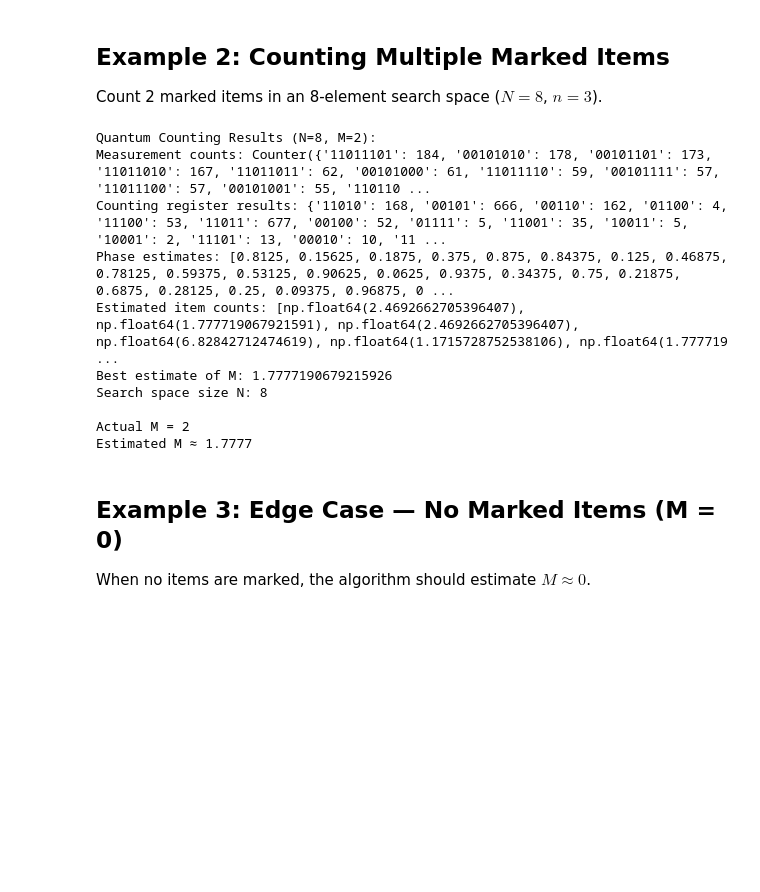
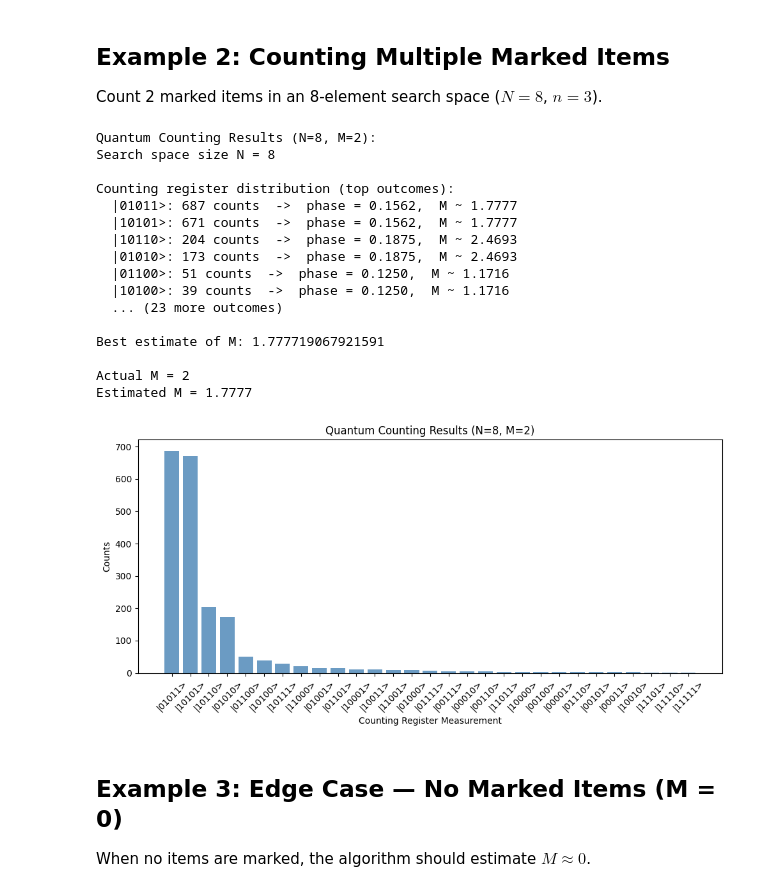
Before and after one commit to amazon-braket/amazon-braket-algorithm-library, a Jupyter notebook: notebooks/textbook/Quantum_Counting_Algorithm.ipynb, the cells around one changed output. Drawn from its saved outputs; the diff is of its cells as text; code cells hidden in the pictures; blank space fills up the shorter version.

```diff
--- a/notebooks/textbook/Quantum_Counting_Algorithm.ipynb
+++ b/notebooks/textbook/Quantum_Counting_Algorithm.ipynb
@@ -173,35 +230,62 @@ Count 2 marked items in an 8-element search space ($N = 8$, $n = 3$).
 # %%
 n_counting = 5
 n_search = 3
-marked_states = [2, 5]
-N = 2**n_search
+marked_states_2 = [2, 5]
+N_2 = 2**n_search
 
-counting_qubits = list(range(n_counting))
-search_qubits = list(range(n_counting, n_counting + n_search))
+counting_qubits_2 = list(range(n_counting))
+search_qubits_2 = list(range(n_counting, n_counting + n_search))
 
-grover = build_grover_matrix(n_search, marked_states)
-circ = Circuit()
-circ = quantum_counting_circuit(circ, counting_qubits, search_qubits, grover)
+circ_2 = Circuit()
+circ_2 = quantum_counting_circuit(
+    circ_2, counting_qubits_2, search_qubits_2, marked_states_2
+)
 
 device = LocalSimulator()
-task = run_quantum_counting(circ, device, shots=2000)
+task_2 = device.run(circ_2, shots=2000)
 
-print("Quantum Counting Results (N=8, M=2):")
-results = get_quantum_counting_results(task, counting_qubits, search_qubits, verbose=True)
+print(f"Quantum Counting Results (N={N_2}, M={len(marked_states_2)}):")
+results_2 = get_quantum_counting_results(
+    task_2, counting_qubits_2, search_qubits_2, verbose=True
+)
 
-print(f"\nActual M = {len(marked_states)}")
-print(f"Estimated M ≈ {results['best_estimate']:.4f}")
+print(f"\nActual M = {len(marked_states_2)}")
+print(f"Estimated M = {results_2['best_estimate']:.4f}")
 # %% [output]
 Quantum Counting Results (N=8, M=2):
-Measurement counts: Counter({'11011101': 184, '00101010': 178, '00101101': 173, '11011010': 167, '11011011': 62, '00101000': 61, '11011110': 59, '00101111': 57, '11011100': 57, '00101001': 55, '110110 ...
-Counting register results: {'11010': 168, '00101': 666, '00110': 162, '01100': 4, '11100': 53, '11011': 677, '00100': 52, '01111': 5, '11001': 35, '10011': 5, '10001': 2, '11101': 13, '00010': 10, '11 ...
-Phase estimates: [0.8125, 0.15625, 0.1875, 0.375, 0.875, 0.84375, 0.125, 0.46875, 0.78125, 0.59375, 0.53125, 0.90625, 0.0625, 0.9375, 0.34375, 0.75, 0.21875, 0.6875, 0.28125, 0.25, 0.09375, 0.96875, 0 ...
-Estimated item counts: [np.float64(2.4692662705396407), np.float64(1.777719067921591), np.float64(2.4692662705396407), np.float64(6.82842712474619), np.float64(1.1715728752538106), np.float64(1.777719 ...
-Best estimate of M: 1.7777190679215926
-Search space size N: 8
+Search space size N = 8
+
+Counting register distribution (top outcomes):
+  |01011>: 687 counts  ->  phase = 0.1562,  M ~ 1.7777
+  |10101>: 671 counts  ->  phase = 0.1562,  M ~ 1.7777
+  |10110>: 204 counts  ->  phase = 0.1875,  M ~ 2.4693
+  |01010>: 173 counts  ->  phase = 0.1875,  M ~ 2.4693
+  |01100>: 51 counts  ->  phase = 0.1250,  M ~ 1.1716
+  |10100>: 39 counts  ->  phase = 0.1250,  M ~ 1.1716
+  ... (23 more outcomes)
+
+Best estimate of M: 1.777719067921591
 
 Actual M = 2
-Estimated M ≈ 1.7777
+Estimated M = 1.7777
+# %%
+# Visualize Example 2 results
+counting_results_2 = results_2["counting_register_results"]
+sorted_results_2 = sorted(counting_results_2.items(), key=lambda x: x[1], reverse=True)
+
+labels_2 = [f"|{bs}>" for bs, _ in sorted_results_2]
+values_2 = [c for _, c in sorted_results_2]
+
+plt.figure(figsize=(10, 5))
+plt.bar(labels_2, values_2, color="steelblue", alpha=0.8)
+plt.xlabel("Counting Register Measurement")
+plt.ylabel("Counts")
+plt.title(f"Quantum Counting Results (N={N_2}, M={len(marked_states_2)})")
+plt.xticks(rotation=45)
+plt.tight_layout()
+plt.show()
+# %% [output]
+[figure, added]
 # %% [markdown]
 ## Example 3: Edge Case — No Marked Items (M = 0)
 
```
Also changed, not shown: parts of 16 cells of this notebook, 3 other files.
